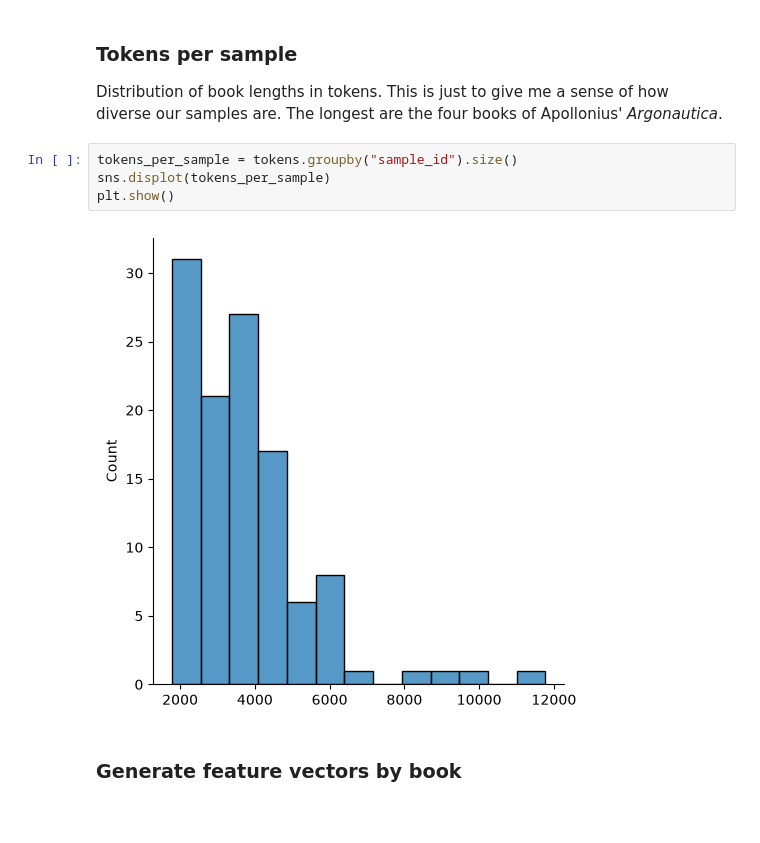
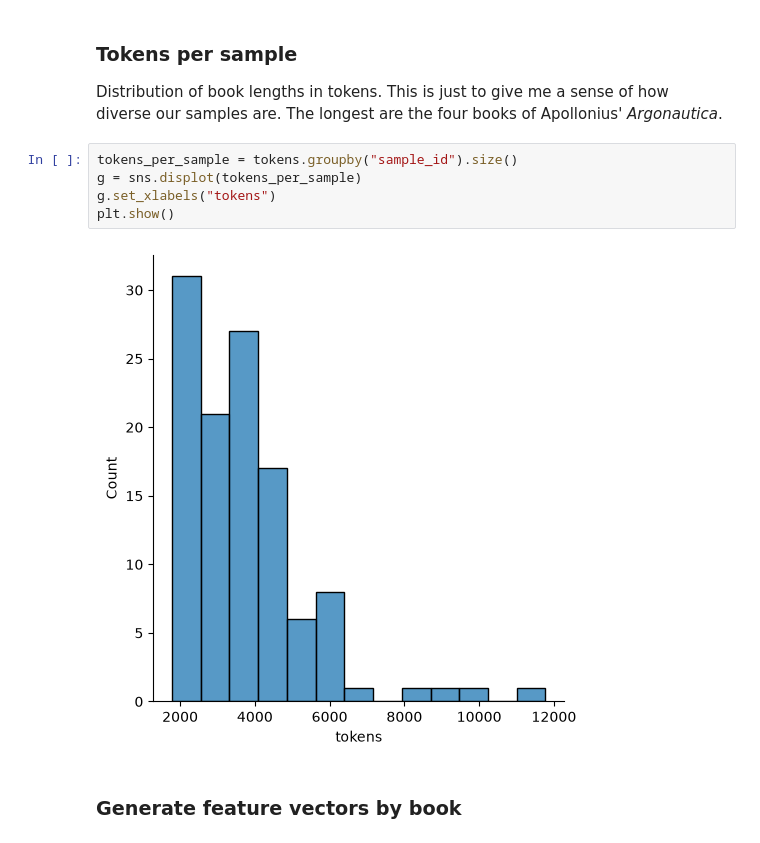
Before and after one commit to cwf2/ccc2026, a Jupyter notebook: 1 - Author and speech signal.ipynb, the cells around one changed output. Saved outputs shown, nothing was run; the diff lists cells and outputs as text; blank space fills up the shorter version.

```diff
--- a/1 - Author and speech signal.ipynb
+++ b/1 - Author and speech signal.ipynb
@@ -114,10 +125,11 @@ tokens
 Distribution of book lengths in tokens. This is just to give me a sense of how diverse our samples are. The longest are the four books of Apollonius' *Argonautica*.
 # %%
 tokens_per_sample = tokens.groupby("sample_id").size()
-sns.displot(tokens_per_sample)
+g = sns.displot(tokens_per_sample)
+g.set_xlabels("tokens")
 plt.show()
 # %% [output]
-[figure, old version]
+[figure, new version]
 # %% [markdown]
 ### Generate feature vectors by book
 # %%
```
Also changed, not shown: parts of 19 cells of this notebook, 4 other files.
